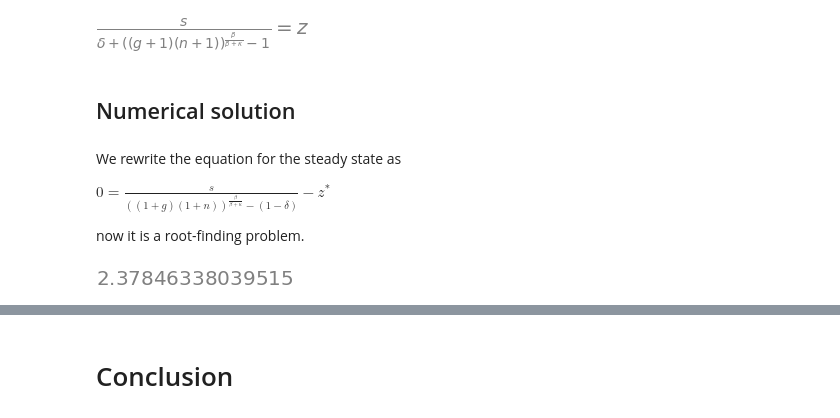
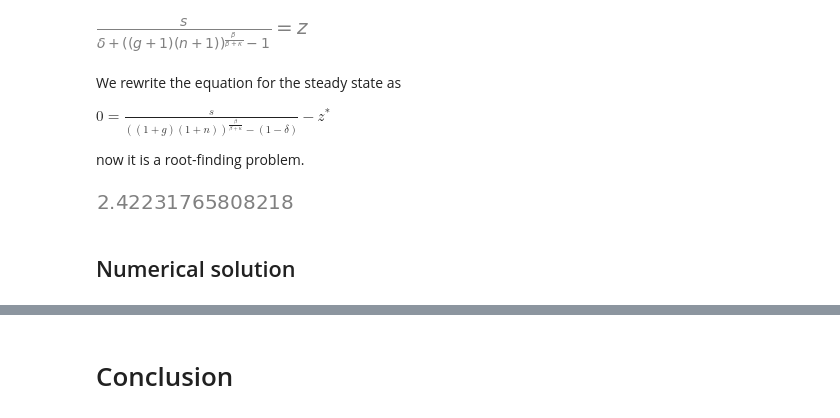
Before and after one commit to NumEconCopenhagen/projects-2023-mc, a Jupyter notebook: modelproject/modelproject.ipynb, the cells around one changed output, grey strips where cells are left out. Saved outputs shown, nothing was run; the diff lists cells and outputs as text; code cells hidden in the pictures.

```diff
--- a/modelproject/modelproject.ipynb
+++ b/modelproject/modelproject.ipynb
@@ -106,9 +106,23 @@ ss_func = sm.lambdify((s,g,n,kappa,beta,delta),sss1)
+# %% [markdown]
+We rewrite the equation for the steady state as
+
+$ 0 = \frac{s}{((1+g)(1+n))^\frac{\beta}{\beta+\kappa}-(1-\delta)} -z^{\ast} $
+
+
+now it is a root-finding problem.
+# %%
+#We define model parameters as plausible empirical values
+s = 0.2
+g = 0.02
+n = 0.01
+beta = 0.6
+kappa = 0.2
+alpha = 0.2
+delta = 0.06
+# %%
+z = s/(((1+g)*(1+n))**((beta)/((beta)+(kappa)))-(1-delta))
+z
+# %% [output]
+[figure, added]
 # %% [markdown]
 ## Numerical solution
-# %% [markdown]
-We rewrite the equation for the steady state as
-
-$ 0 = \frac{s}{((1+g)(1+n))^\frac{\beta}{\beta+\kappa}-(1-\delta)} -z^{\ast} $
-
-
-now it is a root-finding problem.
@@ -126,5 +128,0 @@ delta = 0.06
-# %%
-z = 0.2/(((1+0.02)*(1+0.01))**((2/3)/((2/3)+(1/6)))-(1-0.06))
-z
-# %% [output]
-[figure, removed]
```
Also changed, not shown: parts of 44 cells of this notebook, 1 other file.
